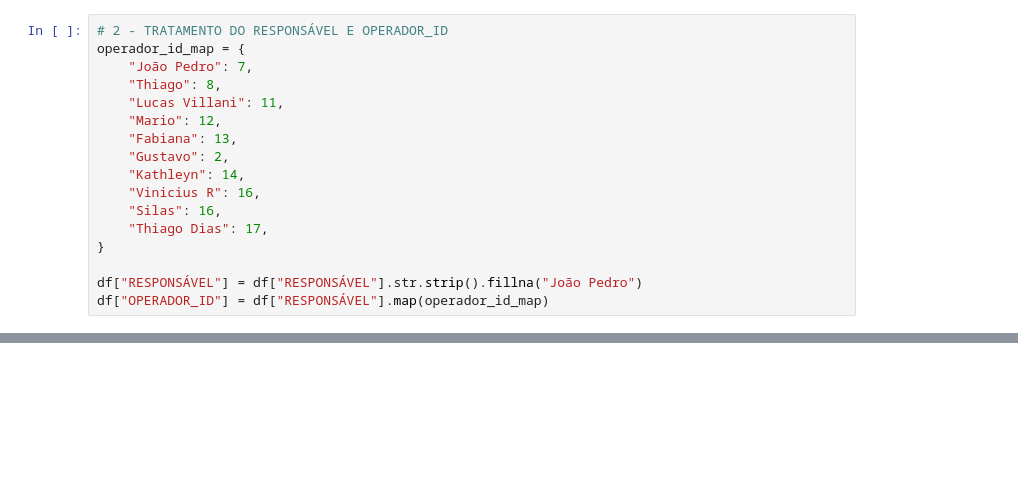
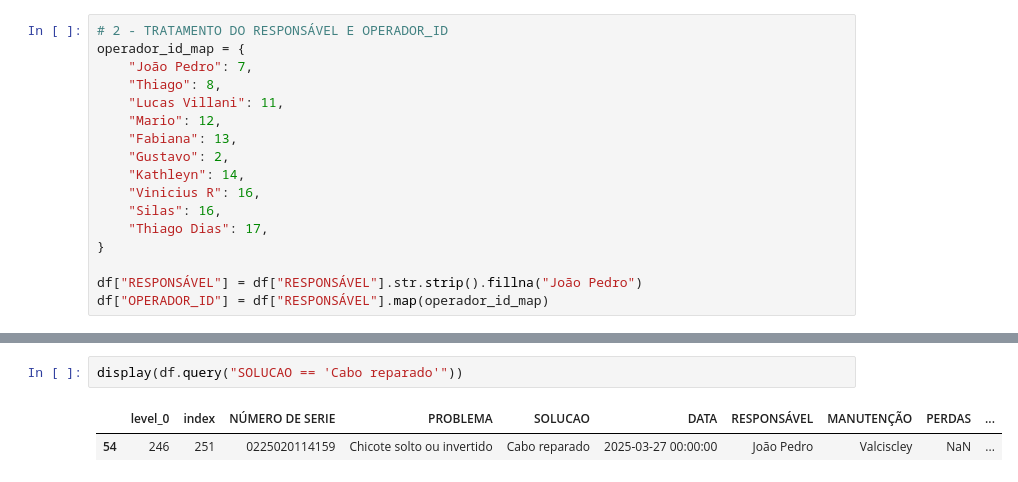
Before and after one commit to gstavoelias/streamlit, a Jupyter notebook: rft_2.ipynb, the cells around one changed output, grey strips where cells are left out. Cells and saved outputs as stored; diff of their text form; blank space fills up the shorter version.

```diff
--- a/rft_2.ipynb
+++ b/rft_2.ipynb
@@ -602,0 +636,5 @@ display(
+# %%
+display(df.query("SOLUCAO == 'Cabo reparado'"))
+# %% [output]
+|  | level_0 | index | NÚMERO DE SERIE | PROBLEMA | SOLUCAO | DATA | RESPONSÁVEL | MANUTENÇÃO | PERDAS | ... |
+| 54 | 246 | 251 | 0225020114159 | Chicote solto ou invertido | Cabo reparado | 2025-03-27 00:00:00 | João Pedro | Valciscley | NaN | ... |
```
Also changed, not shown: parts of 5 cells of this notebook, 1 other file.
